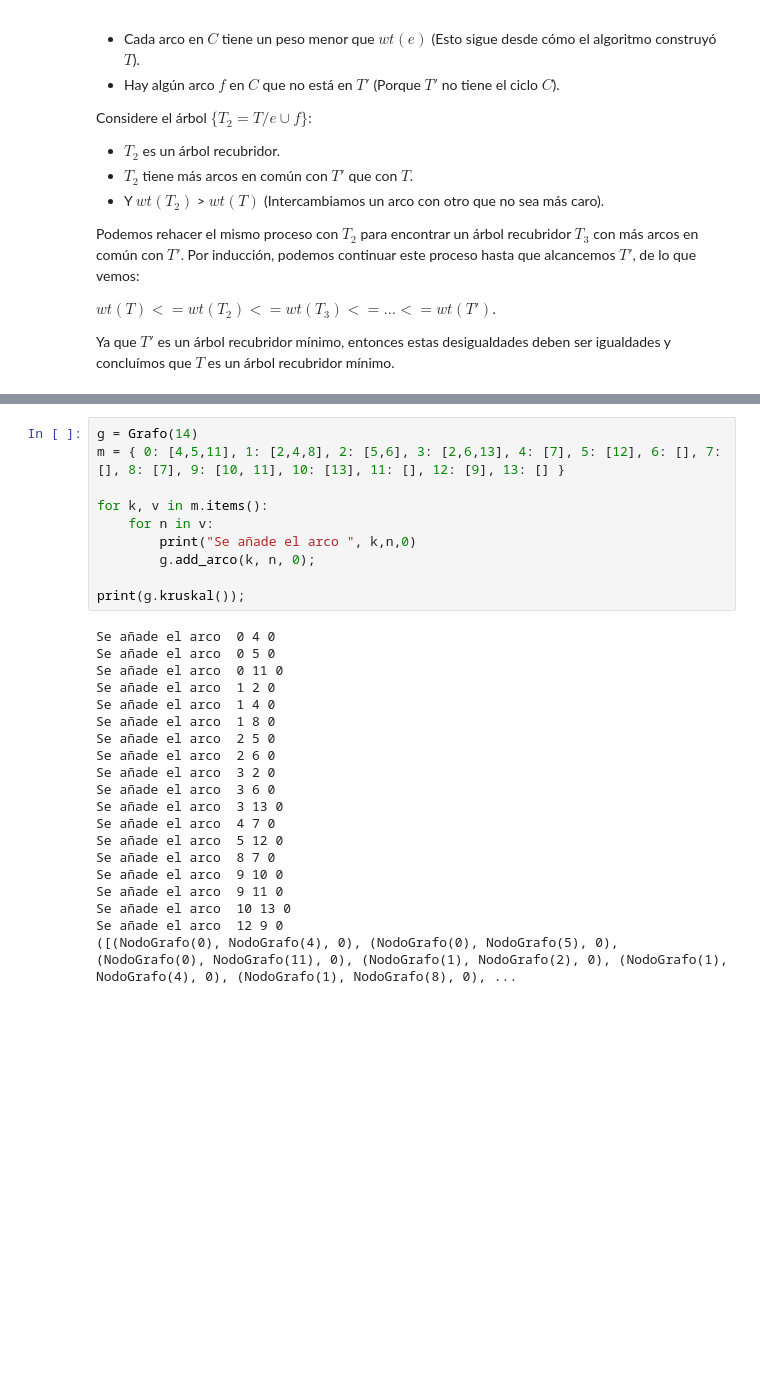
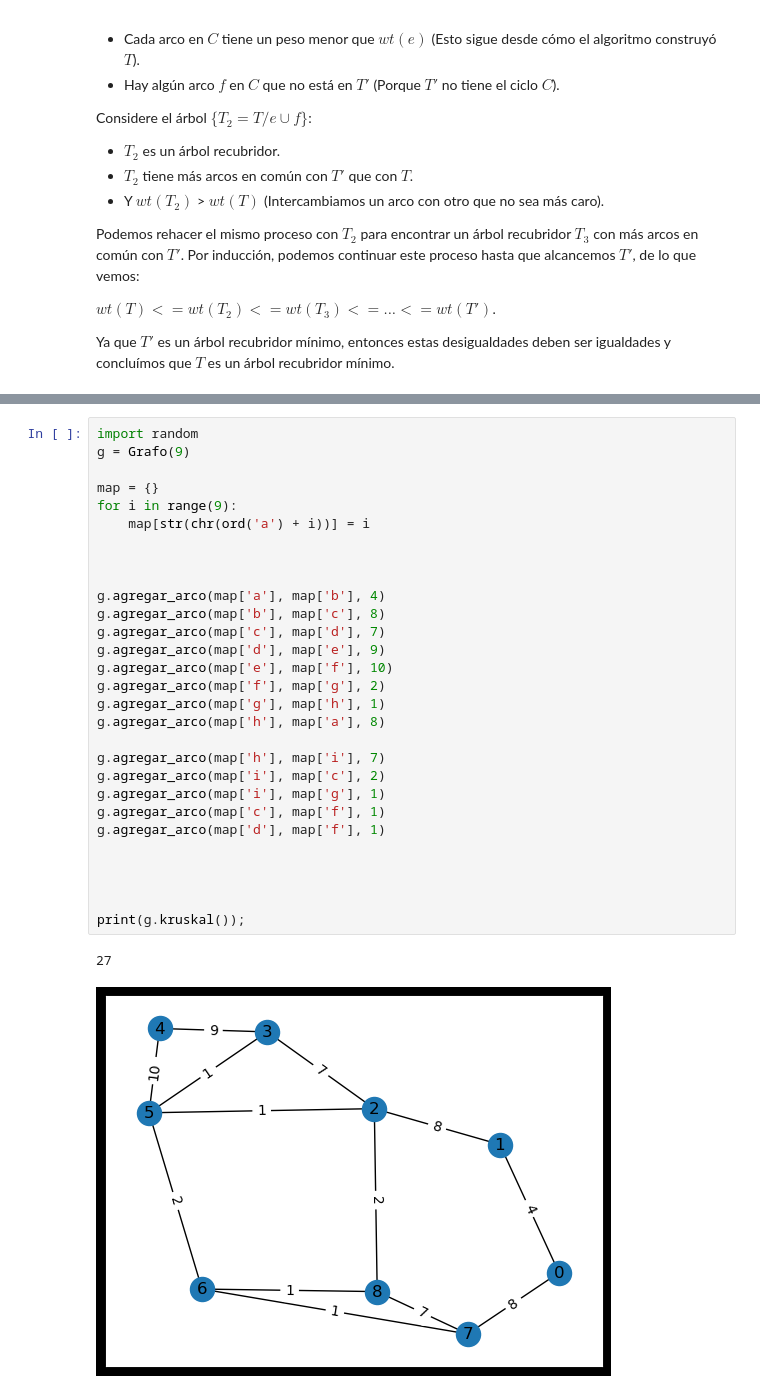
Before and after one commit to cykrr/ada, a Jupyter notebook: kruskal.ipynb, the cells around one changed output, grey strips where cells are left out. Cells and saved outputs as stored; diff of their text form; blank space fills up the shorter version.

```diff
--- a/kruskal.ipynb
+++ b/kruskal.ipynb
@@ -223,30 +254,32 @@ class Grafo:
-# %%
-g = Grafo(14)
-m = { 0: [4,5,11], 1: [2,4,8], 2: [5,6], 3: [2,6,13], 4: [7], 5: [12], 6: [], 7: [], 8: [7], 9: [10, 11], 10: [13], 11: [], 12: [9], 13: [] }
-
-for k, v in m.items():
-    for n in v:
-        print("Se añade el arco ", k,n,0)
-        g.add_arco(k, n, 0);
-
-print(g.kruskal());
-# %% [output]
-Se añade el arco  0 4 0
-Se añade el arco  0 5 0
-Se añade el arco  0 11 0
-Se añade el arco  1 2 0
-Se añade el arco  1 4 0
-Se añade el arco  1 8 0
-Se añade el arco  2 5 0
-Se añade el arco  2 6 0
-Se añade el arco  3 2 0
-Se añade el arco  3 6 0
-Se añade el arco  3 13 0
-Se añade el arco  4 7 0
-Se añade el arco  5 12 0
-Se añade el arco  8 7 0
-Se añade el arco  9 10 0
-Se añade el arco  9 11 0
-Se añade el arco  10 13 0
-Se añade el arco  12 9 0
-([(NodoGrafo(0), NodoGrafo(4), 0), (NodoGrafo(0), NodoGrafo(5), 0), (NodoGrafo(0), NodoGrafo(11), 0), (NodoGrafo(1), NodoGrafo(2), 0), (NodoGrafo(1), NodoGrafo(4), 0), (NodoGrafo(1), NodoGrafo(8), 0), ...
+# %%
+import random
+g = Grafo(9)
+
+map = {}
+for i in range(9):
+    map[str(chr(ord('a') + i))] = i
+
+
+
+g.agregar_arco(map['a'], map['b'], 4)
+g.agregar_arco(map['b'], map['c'], 8)
+g.agregar_arco(map['c'], map['d'], 7)
+g.agregar_arco(map['d'], map['e'], 9)
+g.agregar_arco(map['e'], map['f'], 10)
+g.agregar_arco(map['f'], map['g'], 2)
+g.agregar_arco(map['g'], map['h'], 1)
+g.agregar_arco(map['h'], map['a'], 8)
+
+g.agregar_arco(map['h'], map['i'], 7)
+g.agregar_arco(map['i'], map['c'], 2)
+g.agregar_arco(map['i'], map['g'], 1)
+g.agregar_arco(map['c'], map['f'], 1)
+g.agregar_arco(map['d'], map['f'], 1)
+
+
+
+
+print(g.kruskal());
+# %% [output]
+27
+[figure, added]
```
Also changed, not shown: parts of 3 cells of this notebook.
